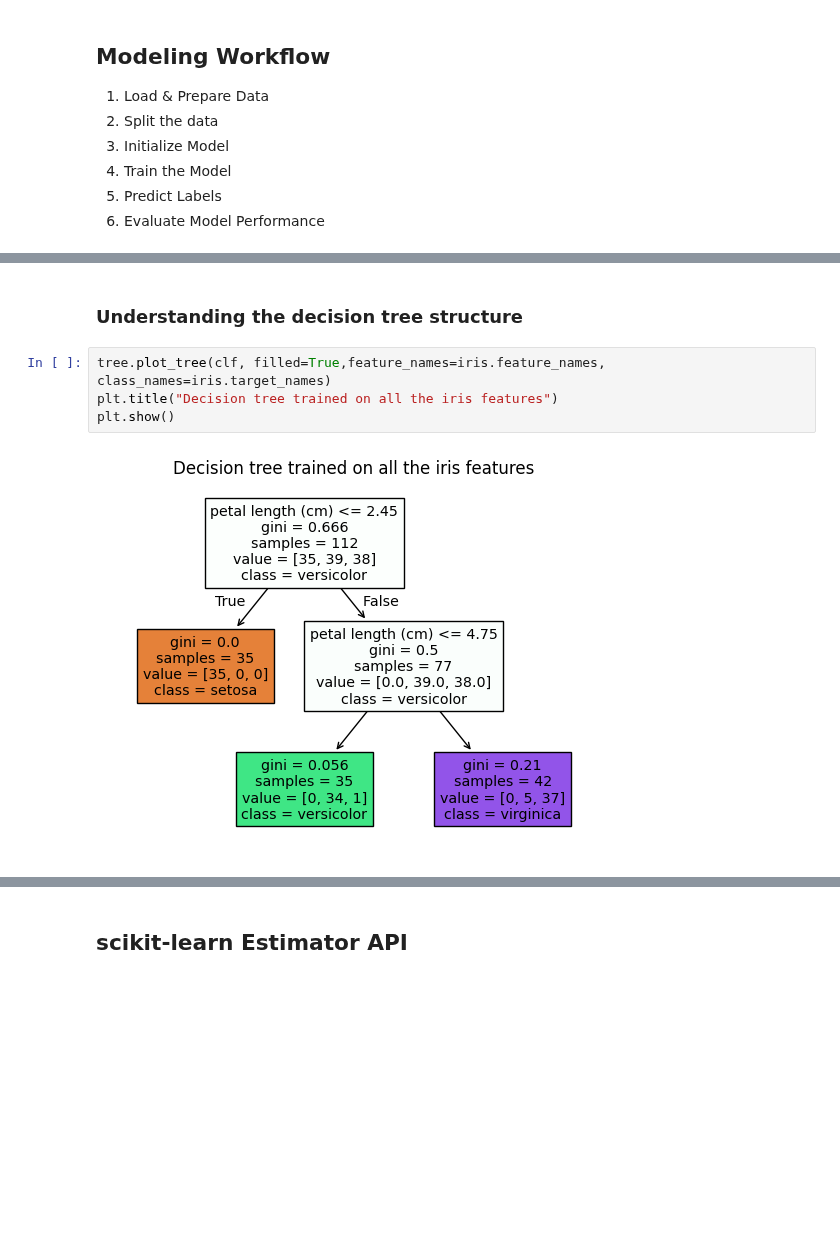
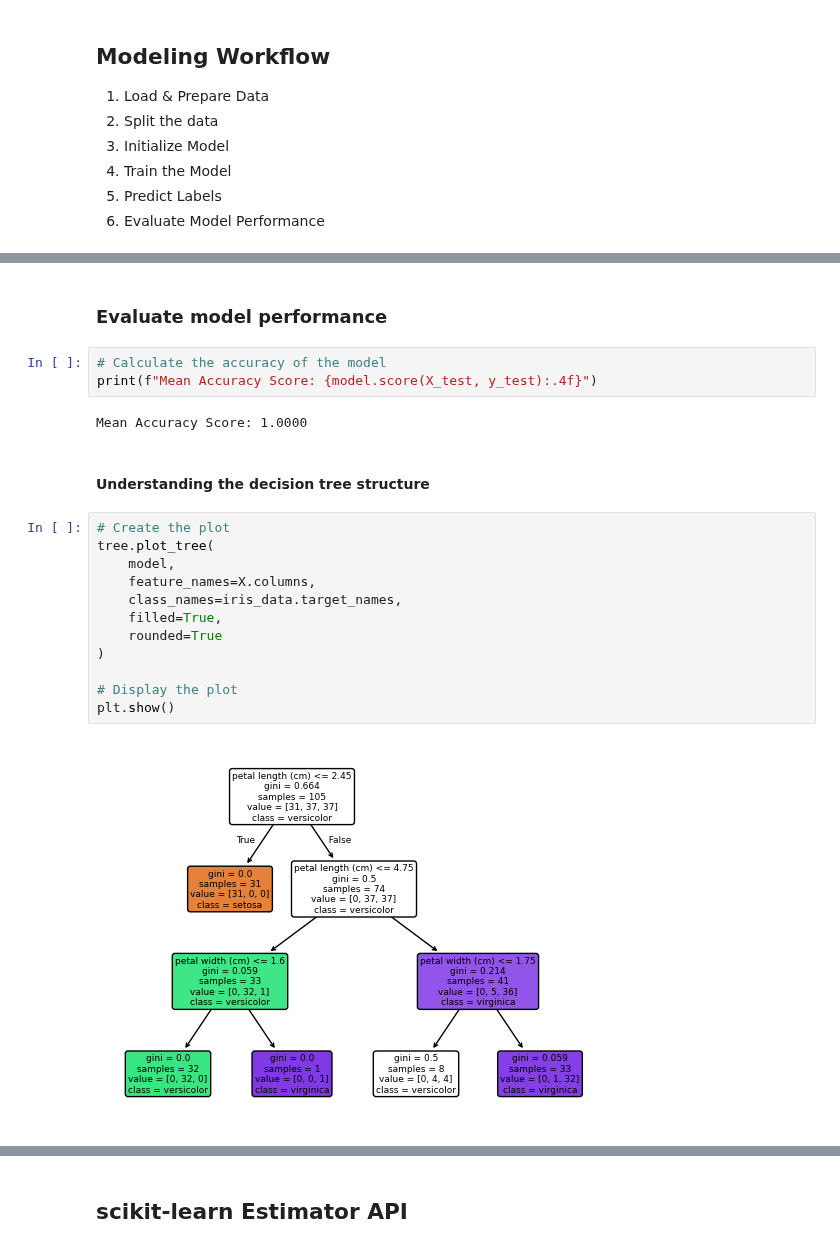
Before and after one commit to dataprogpy/code-samples, a Jupyter notebook: starter_files/06_modeling_workflow_with_sklearn.ipynb, the cells around one changed output, grey strips where cells are left out. Cells and saved outputs as stored; diff of their text form; blank space fills up the shorter version.

```diff
--- a/starter_files/06_modeling_workflow_with_sklearn.ipynb
+++ b/starter_files/06_modeling_workflow_with_sklearn.ipynb
@@ -229,9 +266,24 @@ print(f"""
+# %% [markdown]
+### Evaluate model performance
+# %%
+# Calculate the accuracy of the model
+print(f"Mean Accuracy Score: {model.score(X_test, y_test):.4f}")
+# %% [output]
+Mean Accuracy Score: 1.0000
 # %% [markdown]
-### Understanding the decision tree structure
+#### Understanding the decision tree structure
-# %%
-tree.plot_tree(clf, filled=True,feature_names=iris.feature_names, class_names=iris.target_names)
-plt.title("Decision tree trained on all the iris features")
-plt.show()
-# %% [output]
-[figure, removed]
+# %%
+# Create the plot
+tree.plot_tree(
+    model,
+    feature_names=X.columns,
+    class_names=iris_data.target_names,
+    filled=True,
+    rounded=True
+)
+
+# Display the plot
+plt.show()
+# %% [output]
+[figure, added]
 # %% [markdown]
```
Also changed, not shown: parts of 21 cells of this notebook.
